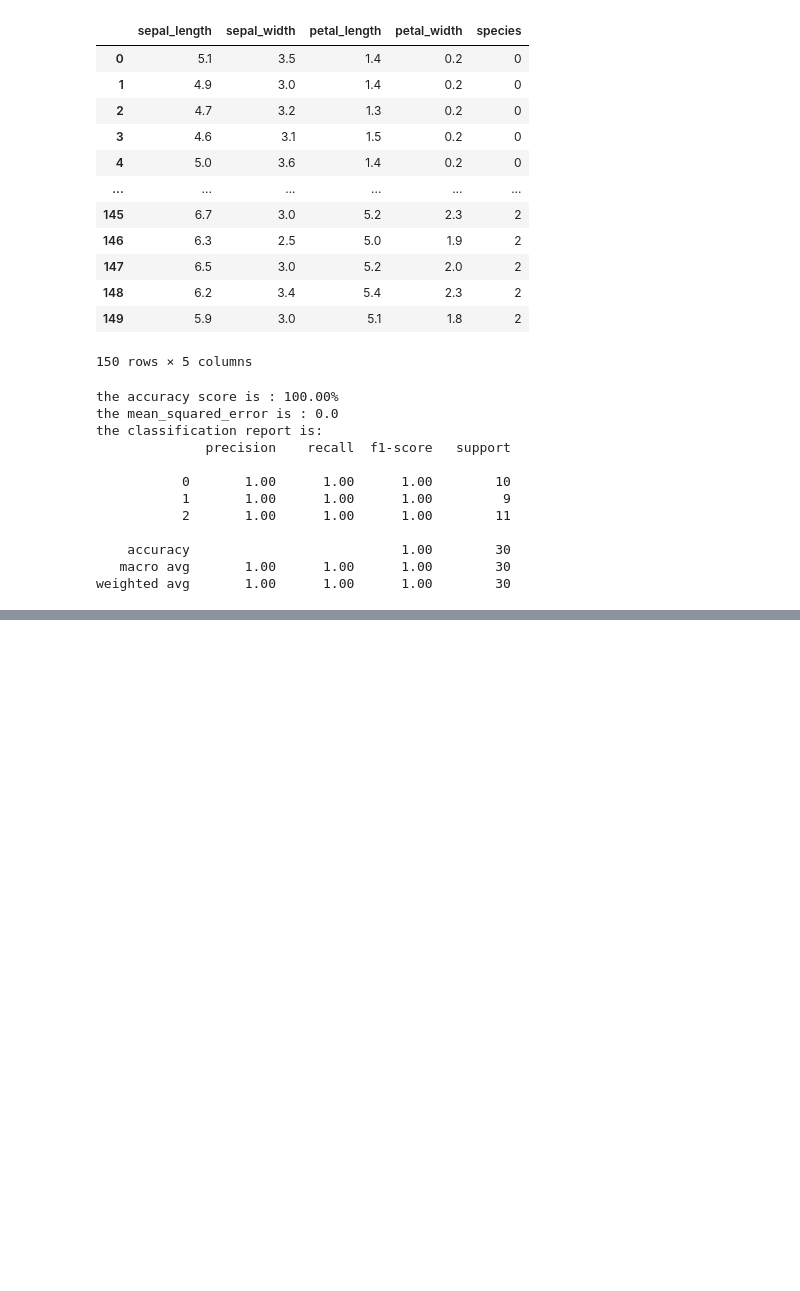
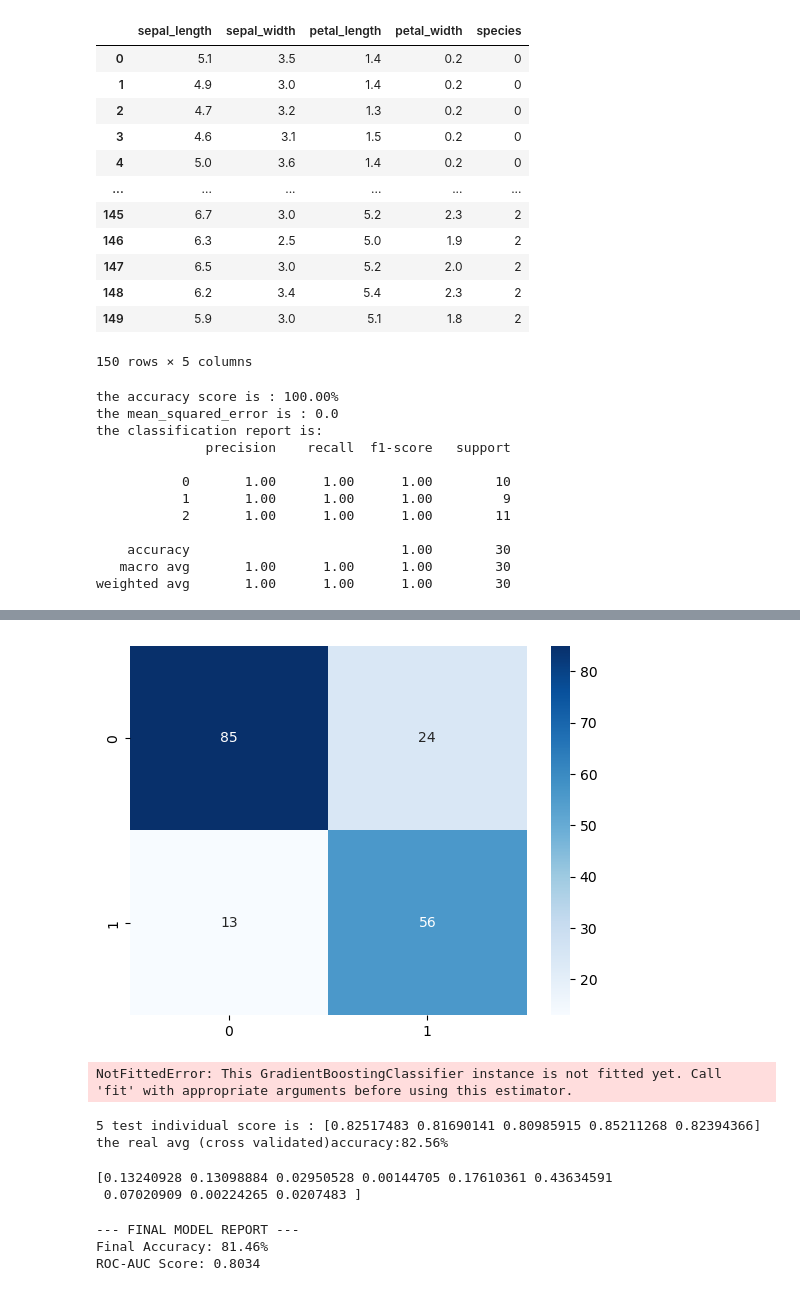
Before and after one commit to Visky-02/Data-Science-Practice, a Jupyter notebook: Untitled Folder/ gemini practice folder .ipynb, the cells around one changed output, grey strips where cells are left out. Drawn from its saved outputs; the diff is of its cells as text; code cells hidden in the pictures; blank space fills up the shorter version.

```diff
--- a/Untitled Folder/ gemini practice folder .ipynb
+++ b/Untitled Folder/ gemini practice folder .ipynb
@@ -1393,0 +1749,8 @@ weighted avg       1.00      1.00      1.00        30
+# %%
+rfc = RandomForestClassifier(n_estimators=100, max_depth=5, class_weight='balanced', random_state=42)
+rfc.fit(X_train_scaled,y_train)
+pred=rfc.predict(X_test_scaled)
+print(f"the accuracy score of randomforest model is : {accuracy_score(y_test,pred)*100:.2f}%")
+print(f"the classification report of random forest model is : \n{classification_report(y_test,pred)}")
+print(f"the confusion matrix of random forest model is : {confusion_matrix(y_test,pred)}")
+print(f"the roc_auc_score of random forest model is : {roc_auc_score(y_test,pred)}")
@@ -1393,0 +1772,46 @@ weighted avg       1.00      1.00      1.00        30
+# %%
+sns.heatmap(confusion_matrix(y_test,pred),annot=True,fmt='d',cmap='Blues')
+plt.show()
+# %% [output]
+[figure, added]
+# %%
+from sklearn.ensemble import GradientBoostingClassifier
+from sklearn.model_selection import cross_val_score
+from sklearn.metrics import classification_report,accuracy_score,confusion_matrix,roc_auc_score
+gbc=GradientBoostingClassifier(n_estimators=100,max_depth=3,learning_rate=0.1)
+score=cross_val_score(gbc,X_train_scaled,y_train,cv=5)
+predi=gbc.predict(X_test_scaled)
+print(f"the accuracy score of randomforest model is : {accuracy_score(y_test,predi)*100:.2f}%")
+print(f"the classification report of random forest model is : \n{classification_report(y_test,predi)}")
+print(f"the confusion matrix of random forest model is : {confusion_matrix(y_test,predi)}")
+print(f"the roc_auc_score of random forest model is : {roc_auc_score(y_test,predi)}")
+print(f"5 test individual score is : {score}")
+print(f"the real avg (cross validated)accuracy:{score.mean()*100:.2f}%")
+# %% [output]
+NotFittedError: This GradientBoostingClassifier instance is not fitted yet. Call 'fit' with appropriate arguments before using this estimator.
+# %%
+from sklearn.ensemble import GradientBoostingClassifier
+from sklearn.model_selection import cross_val_score
+from sklearn.metrics import classification_report,accuracy_score,confusion_matrix,roc_auc_score
+gbc=GradientBoostingClassifier(n_estimators=100,max_depth=3,learning_rate=0.1)
+score=cross_val_score(gbc,X_train_scaled,y_train,cv=5)
+print(f"5 test individual score is : {score}")
+print(f"the real avg (cross validated)accuracy:{score.mean()*100:.2f}%")
+# %% [output]
+5 test individual score is : [0.82517483 0.81690141 0.80985915 0.85211268 0.82394366]
+the real avg (cross validated)accuracy:82.56%
+# %%
+gbc.fit(X_train_scaled,y_train)
+print(gbc.feature_importances_)
+# %% [output]
+[0.13240928 0.13098884 0.02950528 0.00144705 0.17610361 0.43634591
+ 0.07020909 0.00224265 0.0207483 ]
+# %%
+predi = gbc.predict(X_test_scaled)
+print(f"--- FINAL MODEL REPORT ---")
+print(f"Final Accuracy: {accuracy_score(y_test, predi) * 100:.2f}%")
+print(f"ROC-AUC Score: {roc_auc_score(y_test, predi):.4f}\n")
+# %% [output]
+--- FINAL MODEL REPORT ---
+Final Accuracy: 81.46%
+ROC-AUC Score: 0.8034
```
Also changed, not shown: parts of 36 cells of this notebook, 2 other files.
